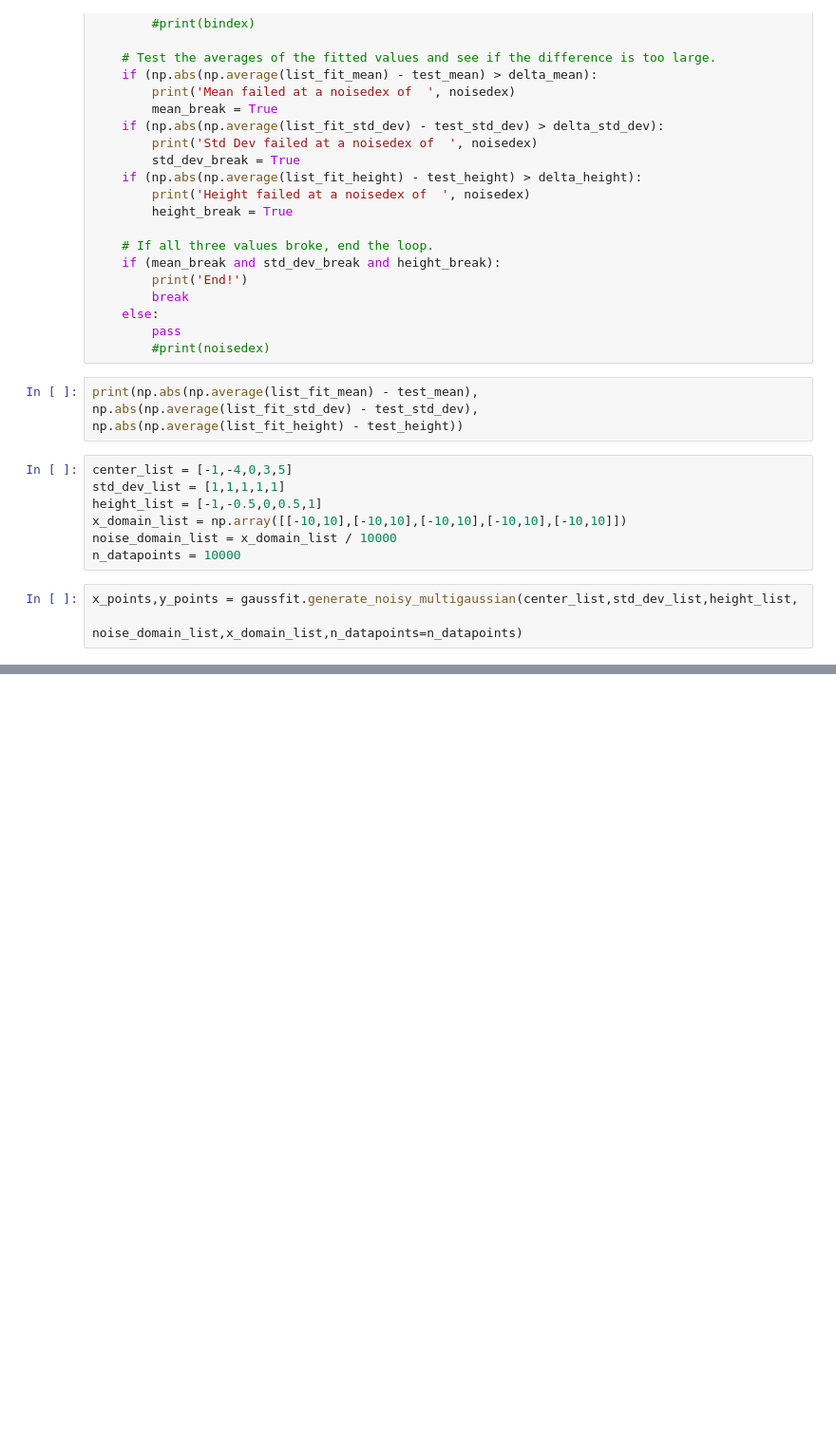
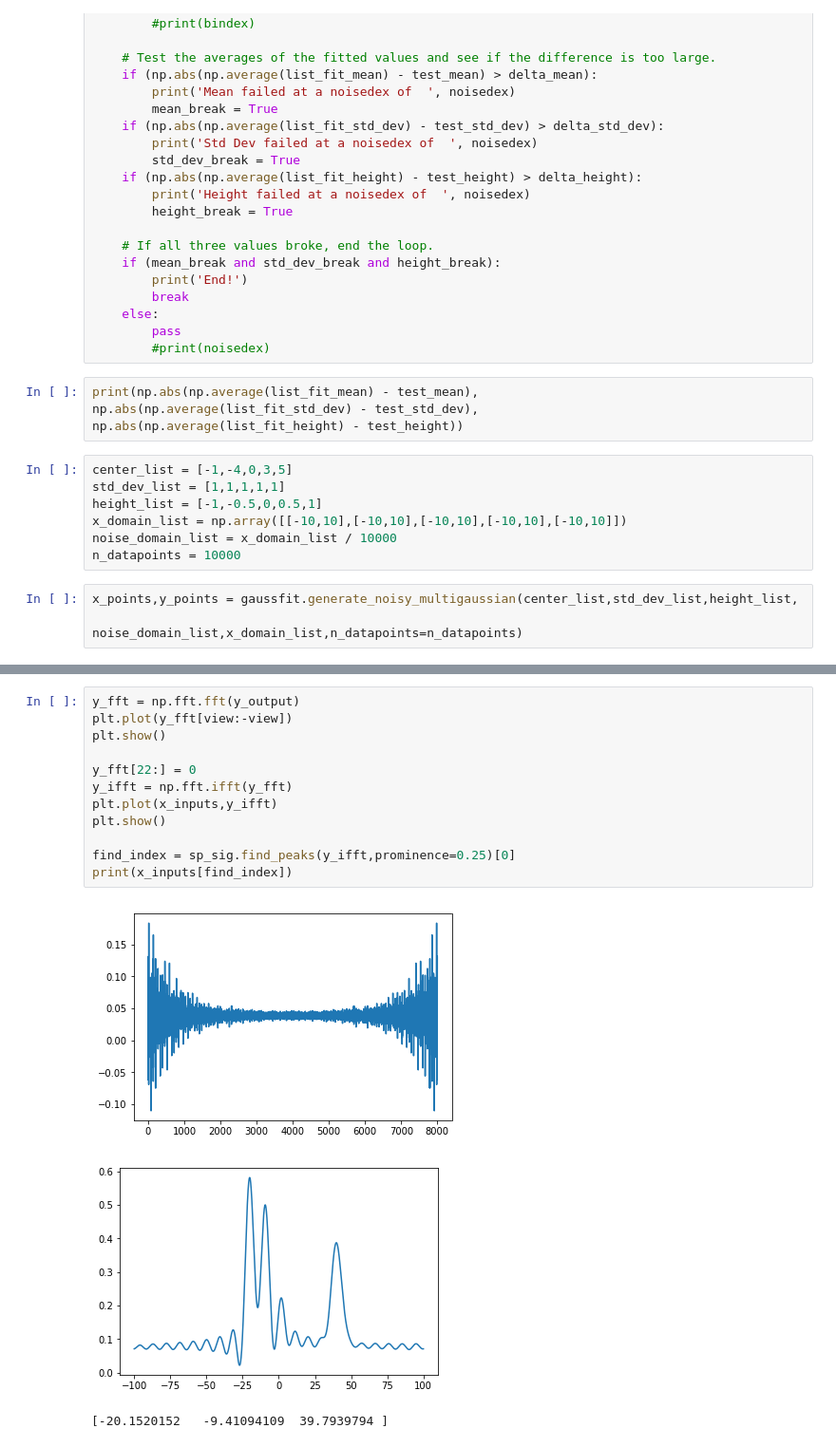
Before and after one commit to psmd-iberutaru/Akamai-Internship, a Jupyter notebook: Codebase/gaussian_fitting.ipynb, the cells around one changed output, grey strips where cells are left out. Shown at 95% size. Saved outputs shown, nothing was run; the diff lists cells and outputs as text; blank space fills up the shorter version.

```diff
--- a/Codebase/gaussian_fitting.ipynb
+++ b/Codebase/gaussian_fitting.ipynb
@@ -195,0 +200,16 @@ plt.plot(x_points_bess,y_points_bess_0)
+# %%
+y_fft = np.fft.fft(y_output)
+plt.plot(y_fft[view:-view])
+plt.show()
+
+y_fft[22:] = 0
+y_ifft = np.fft.ifft(y_fft)
+plt.plot(x_inputs,y_ifft)
+plt.show()
+
+find_index = sp_sig.find_peaks(y_ifft,prominence=0.25)[0]
+print(x_inputs[find_index])
+# %% [output]
+[figure, added]
+[figure, added]
+[-20.1520152   -9.41094109  39.7939794 ]
```
Also changed, not shown: parts of 8 cells of this notebook, 11 other files.
